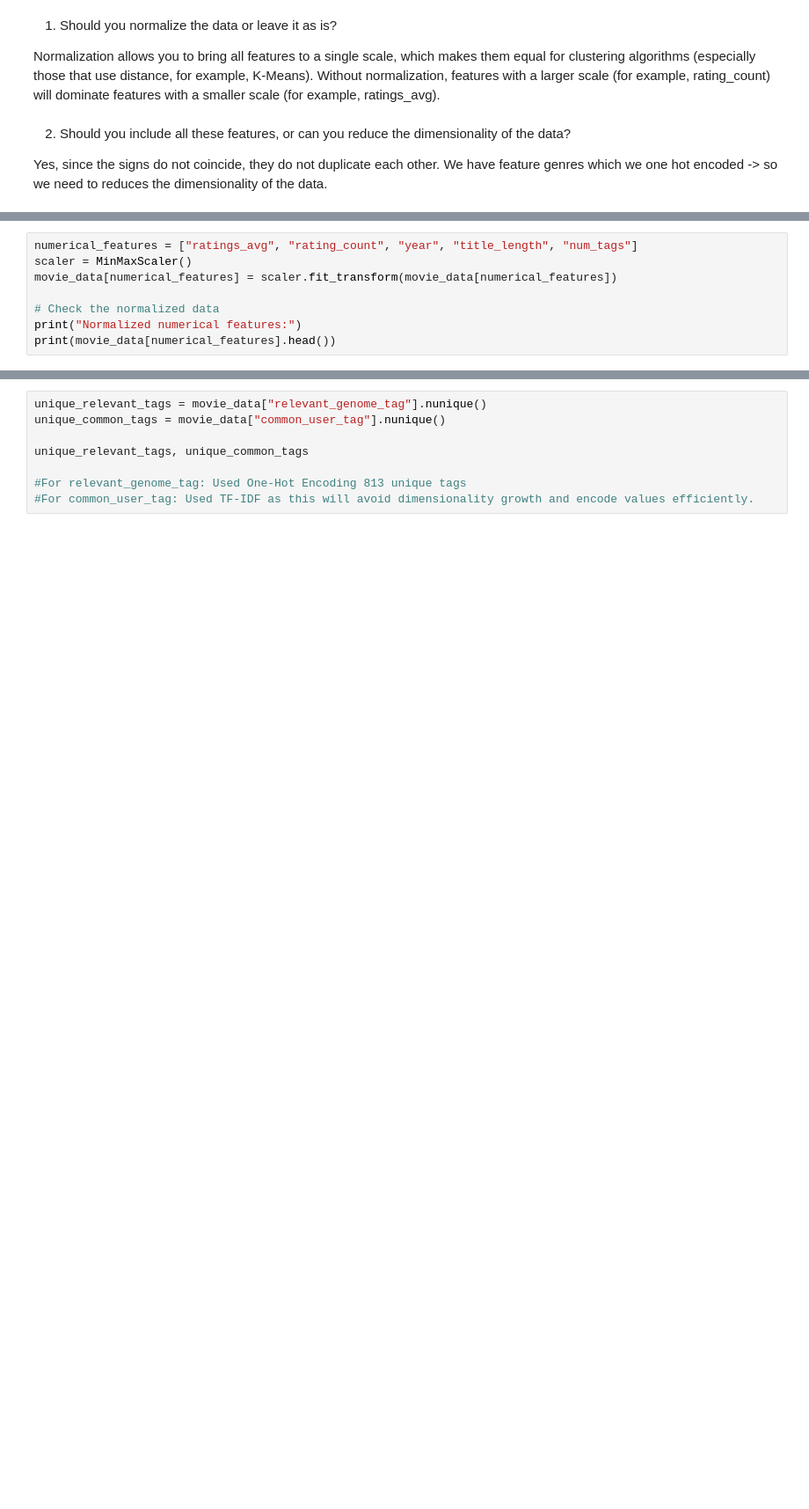
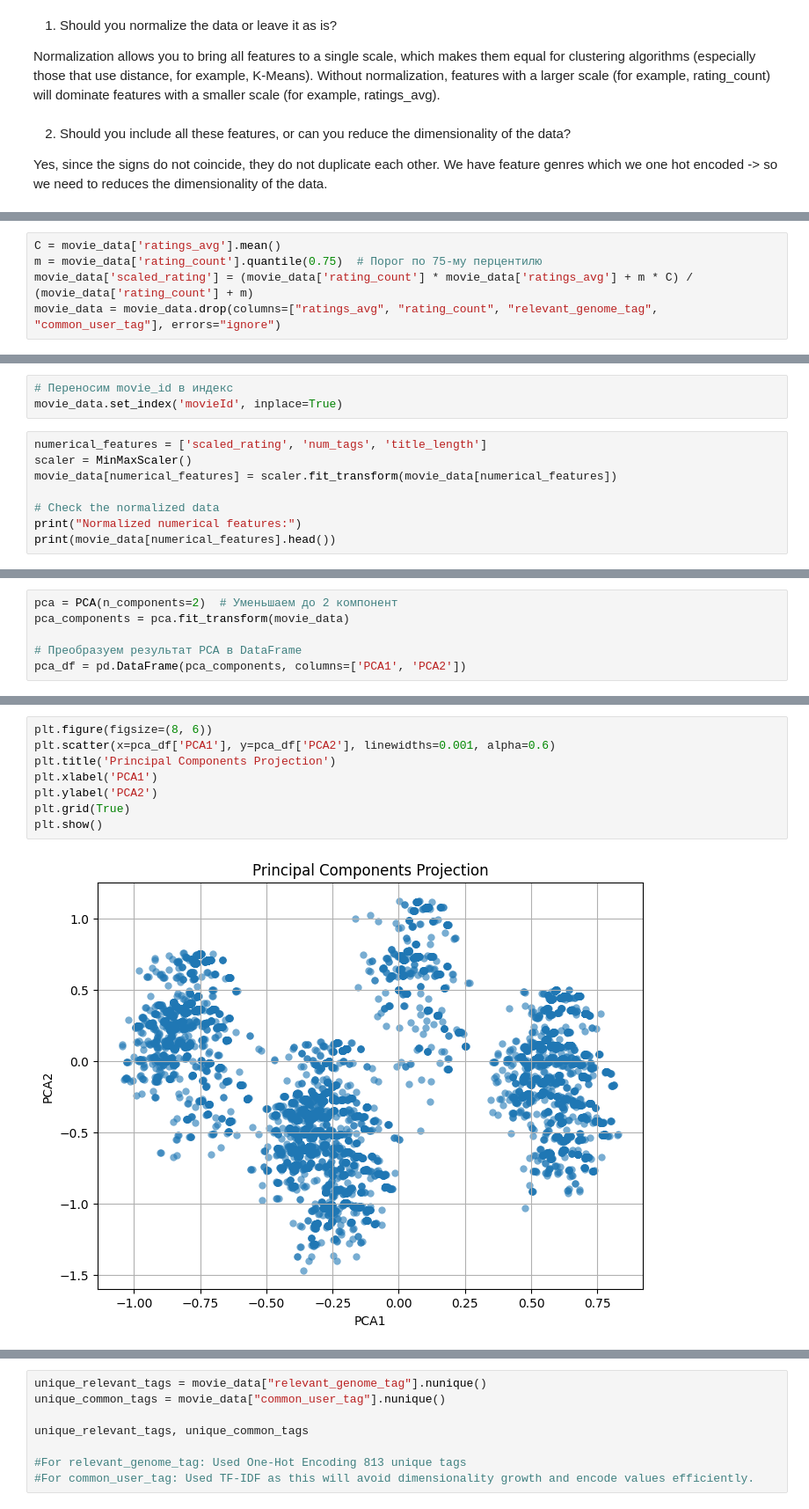
Before and after one commit to khalmatay/ADM-HW4, a Jupyter notebook: main.ipynb, the cells around one changed output, grey strips where cells are left out. Shown at 88% size. Drawn from its saved outputs; the diff is of its cells as text; blank space fills up the shorter version.

```diff
--- a/main.ipynb
+++ b/main.ipynb
@@ -621,0 +649,5 @@ movie_data.describe()
+# %%
+C = movie_data['ratings_avg'].mean()
+m = movie_data['rating_count'].quantile(0.75)  # Порог по 75-му перцентилю
+movie_data['scaled_rating'] = (movie_data['rating_count'] * movie_data['ratings_avg'] + m * C) / (movie_data['rating_count'] + m)
+movie_data = movie_data.drop(columns=["ratings_avg", "rating_count", "relevant_genome_tag", "common_user_tag"], errors="ignore")
@@ -622,5 +673,8 @@ movie_data.describe()
+# %%
+# Переносим movie_id в индекс
+movie_data.set_index('movieId', inplace=True)
 # %%
-numerical_features = ["ratings_avg", "rating_count", "year", "title_length", "num_tags"]
+numerical_features = ['scaled_rating', 'num_tags', 'title_length']
 scaler = MinMaxScaler()
 movie_data[numerical_features] = scaler.fit_transform(movie_data[numerical_features])
 
@@ -653,0 +712,6 @@ movie_data
+# %%
+pca = PCA(n_components=2)  # Уменьшаем до 2 компонент
+pca_components = pca.fit_transform(movie_data)
+
+# Преобразуем результат PCA в DataFrame
+pca_df = pd.DataFrame(pca_components, columns=['PCA1', 'PCA2'])
@@ -653,0 +734,10 @@ movie_data
+# %%
+plt.figure(figsize=(8, 6))
+plt.scatter(x=pca_df['PCA1'], y=pca_df['PCA2'], linewidths=0.001, alpha=0.6)
+plt.title('Principal Components Projection')
+plt.xlabel('PCA1')
+plt.ylabel('PCA2')
+plt.grid(True)
+plt.show()
+# %% [output]
+[figure, added]
```
Also changed, not shown: parts of 26 cells of this notebook.
